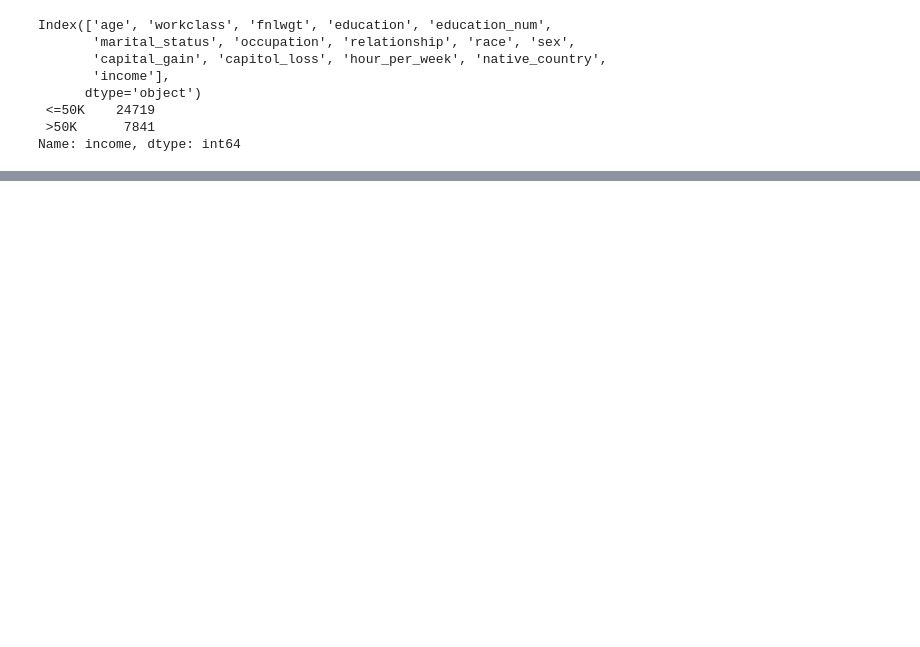
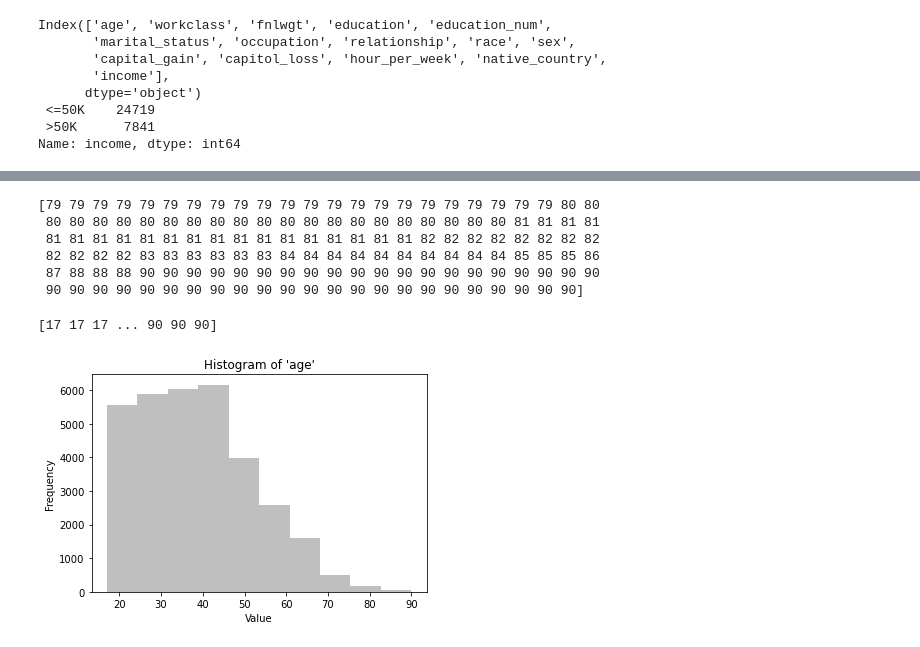
Before and after one commit to baoqt2/mec-mini-projects, a Jupyter notebook: data analsysis for income/Income Prediction.ipynb, the cells around one changed output, grey strips where cells are left out. Saved outputs shown, nothing was run; the diff lists cells and outputs as text; code cells hidden in the pictures; blank space fills up the shorter version.

```diff
--- a/data analsysis for income/Income Prediction.ipynb
+++ b/data analsysis for income/Income Prediction.ipynb
@@ -97,0 +185,3 @@ y = df.income
+# %%
+X['native_country'] = ['United-States ' if x != 'United-States' else 'Other' for x in X['native_country']]
+print(X['native_country'].value_counts().sort_values(ascending=False))
@@ -97,0 +191,13 @@ y = df.income
+# %%
+#function to dummy all the categorical variables used for modeling
+def dummy_df(df, todummy_list):
+    for x in todummy_list:
+        dummies = pd.get_dummies(df[x], prefix=x, dummy_na=False)
+        df = df.drop(x,1)
+        df = pd.concat([df,dummies],axis=1)
+    return df
+# %%
+#features to dummy
+todummy_list = ['workclass','education','marital_status','occupation','relationship','race','sex','native_country']
+X = dummy_df(X,todummy_list)
+print(X.head(5))
@@ -97,0 +265,10 @@ y = df.income
+# %%
+tukey_indices, tukey_values = find_outliers_tukey(X['age'])
+print(np.sort(tukey_values))
+# %% [output]
+[79 79 79 79 79 79 79 79 79 79 79 79 79 79 79 79 79 79 79 79 79 79 80 80
+ 80 80 80 80 80 80 80 80 80 80 80 80 80 80 80 80 80 80 80 80 81 81 81 81
+ 81 81 81 81 81 81 81 81 81 81 81 81 81 81 81 81 82 82 82 82 82 82 82 82
+ 82 82 82 82 83 83 83 83 83 83 84 84 84 84 84 84 84 84 84 84 85 85 85 86
+ 87 88 88 88 90 90 90 90 90 90 90 90 90 90 90 90 90 90 90 90 90 90 90 90
+ 90 90 90 90 90 90 90 90 90 90 90 90 90 90 90 90 90 90 90 90 90 90 90]
@@ -97,0 +291,19 @@ y = df.income
+# %%
+kde_indices, kde_values = find_outliers_kde(X['age'])
+print(np.sort(kde_values))
+# %% [output]
+[17 17 17 ... 90 90 90]
+# %%
+%matplotlib inline
+import matplotlib.pyplot as plt
+
+def plot_histogram(x):
+    plt.hist(x, color='gray',alpha=0.5)
+    plt.title("Histogram of '{var_name}'".format(var_name=x.name))
+    plt.xlabel("Value")
+    plt.ylabel("Frequency")
+    plt.show()
+# %%
+plot_histogram(X['age'])
+# %% [output]
+[figure, added]
```
Also changed, not shown: parts of 39 cells of this notebook.
